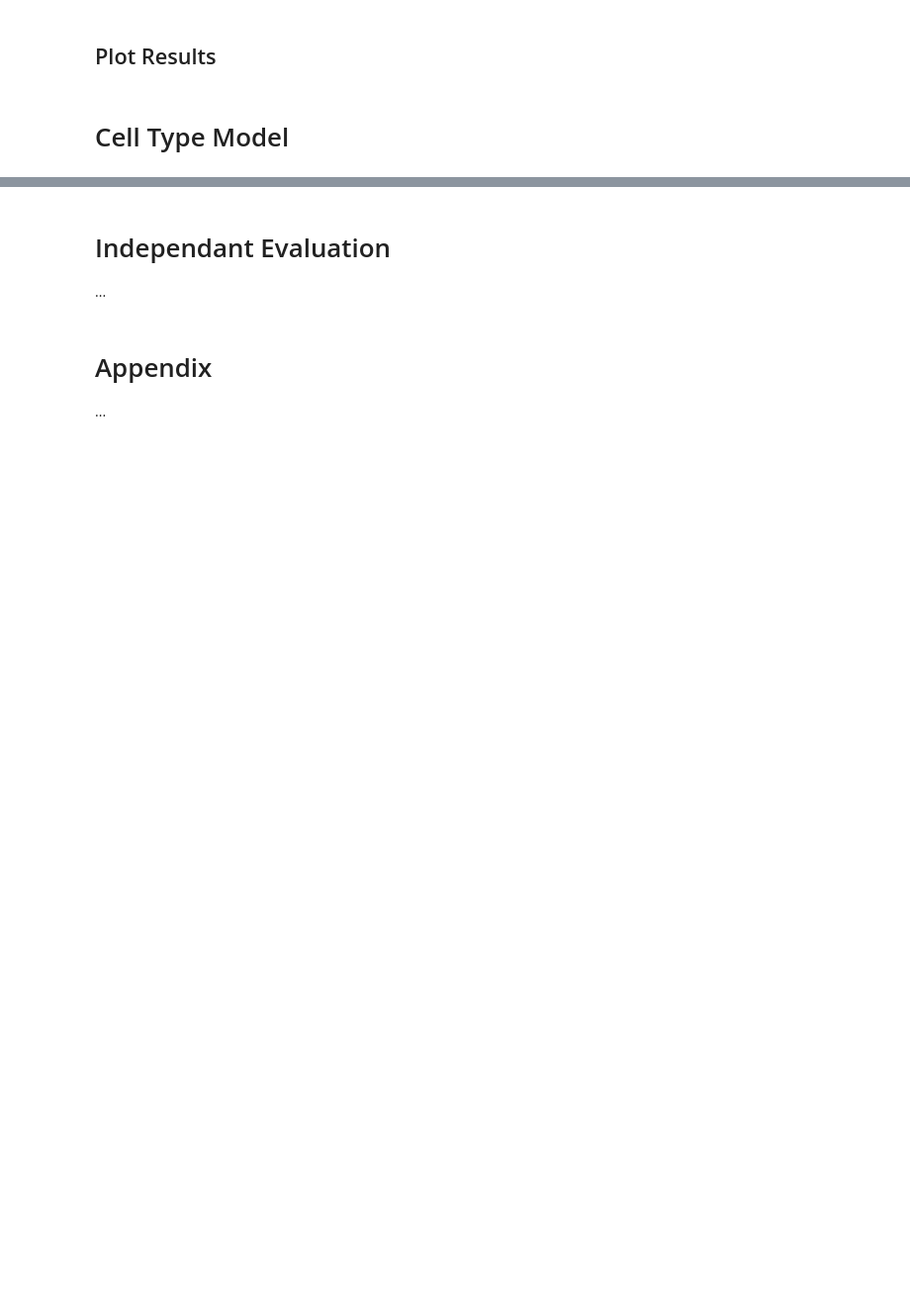
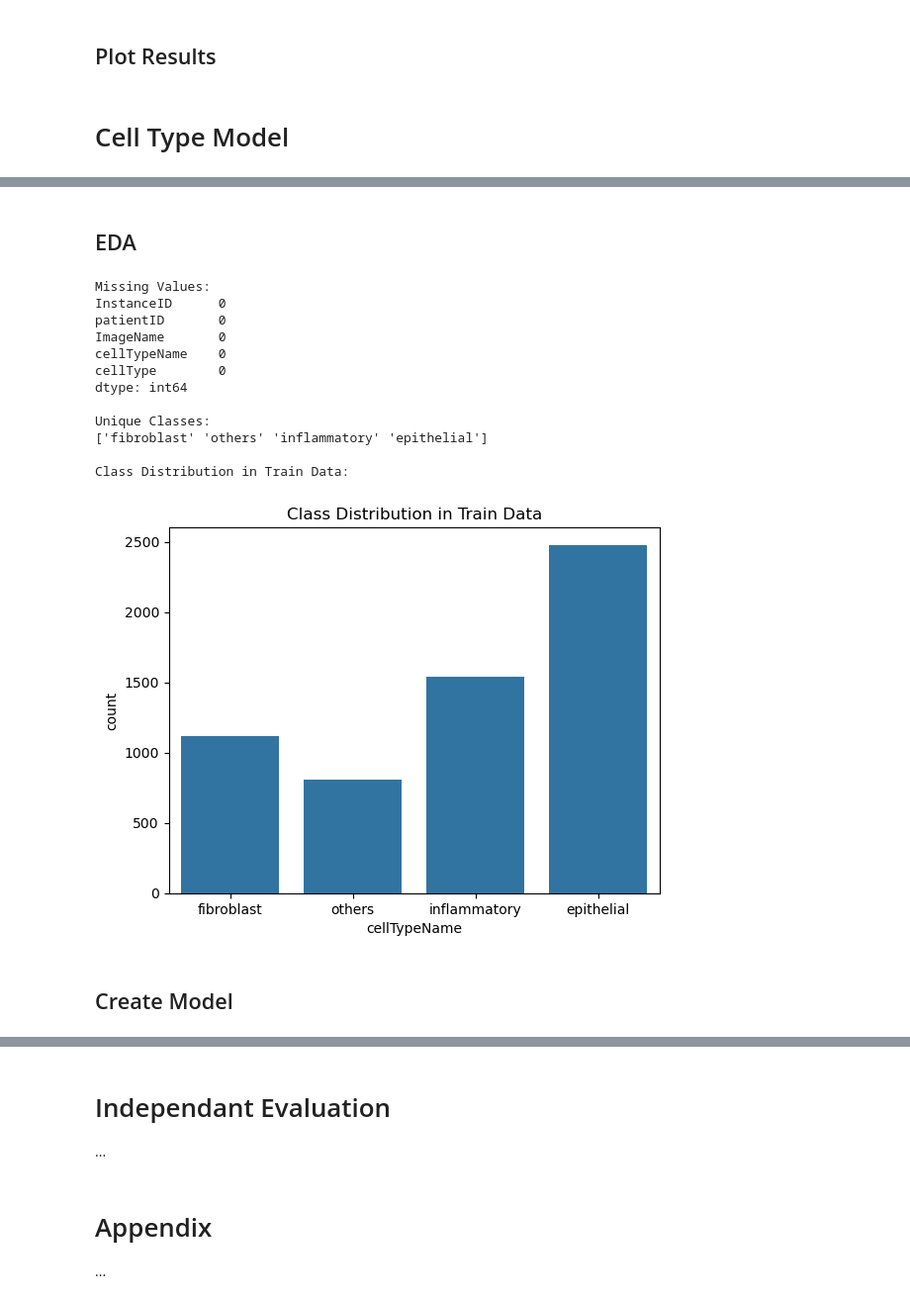
Before and after one commit to DeadIdol/ML_A2_code, a Jupyter notebook: s400045_s4004170.ipynb, the cells around one changed output, grey strips where cells are left out. Shown: that part at 99% size. Cells and saved outputs as stored; diff of their text form; code cells hidden in the pictures; blank space fills up the shorter version.

```diff
--- a/s400045_s4004170.ipynb
+++ b/s400045_s4004170.ipynb
@@ -112,0 +226,26 @@ model.summary()
+# %%
+import zipfile
+import os
+import numpy as np
+from sklearn.model_selection import train_test_split
+import pandas as pd
+
+if not os.path.exists('data_labels_extraData.csv'):
+    with zipfile.ZipFile('./Image_classification_data.zip', 'r') as zip_ref:
+        zip_ref.extractall('./')
+    print('Data extracted successfully')
+else:
+    print('Data previously extracted')
+
+main_data = pd.read_csv('./data_labels_mainData.csv')
+extra_data = pd.read_csv('./data_labels_extraData.csv')
+print("Main data : {}, Extra Data: {}".format(main_data.shape, extra_data.shape))
+
+
+data = main_data.drop(columns=['isCancerous']) # Drop unnecessary columns
+# Split into train, test and val
+train_data, test_data = train_test_split(data, test_size=0.2, random_state=42)
+train_data, val_data = train_test_split(train_data, test_size=0.25, random_state=42)
+
+print("Train data : {}, Val Data: {}, Test Data: {}".format(train_data.shape, val_data.shape, test_data.shape))
+display(train_data)
@@ -112,0 +269,34 @@ model.summary()
+# %% [markdown]
+## EDA
+# %%
+import matplotlib.pyplot as plt
+import seaborn as sns
+
+# Check for null values
+print("\nMissing Values:")
+print(train_data.isnull().sum())
+
+# Check unique labels
+print("\nUnique Classes:")
+print(train_data['cellTypeName'].unique())
+
+print("\nClass Distribution in Train Data:")
+sns.countplot(x='cellTypeName', data=train_data)
+plt.title('Class Distribution in Train Data')
+plt.show()
+# %% [output]
+Missing Values:
+InstanceID      0
+patientID       0
+ImageName       0
+cellTypeName    0
+cellType        0
+dtype: int64
+
+Unique Classes:
+['fibroblast' 'others' 'inflammatory' 'epithelial']
+
+Class Distribution in Train Data:
+[figure, added]
+# %% [markdown]
+## Create Model
```
Also changed, not shown: parts of 11 cells of this notebook.
